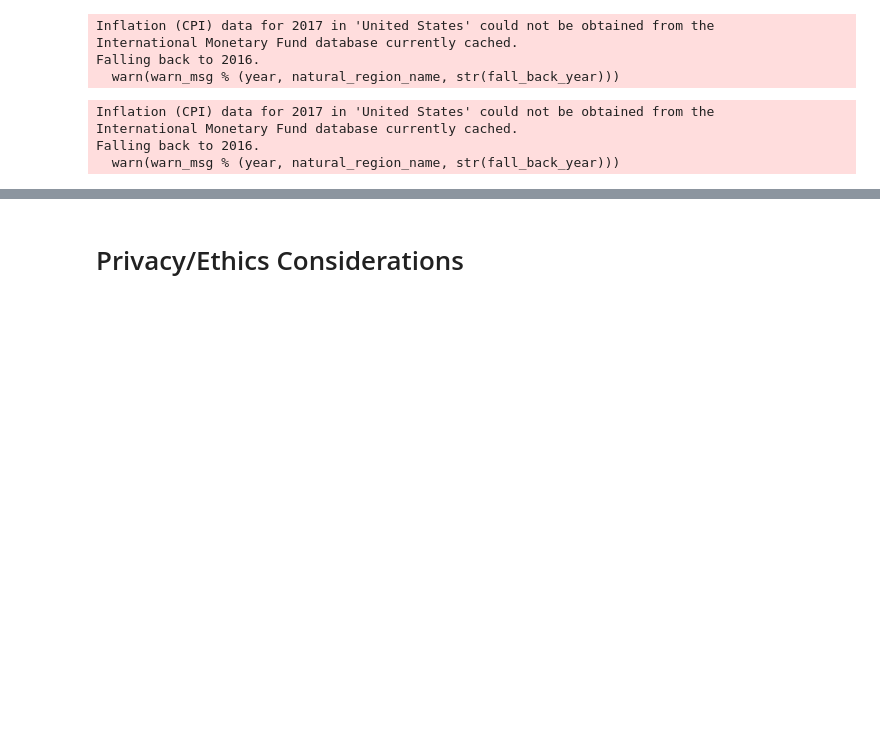
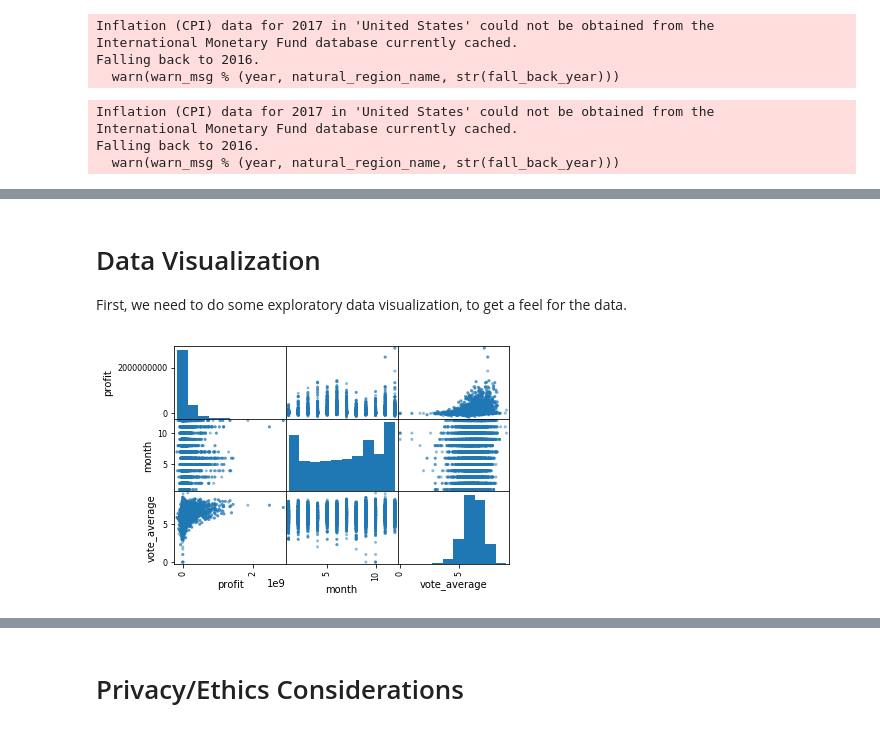
Before and after one commit to k-chau/What-Makes-a-Movie-Profit-, a Jupyter notebook: project/FinalProject.ipynb, the cells around one changed output, grey strips where cells are left out. Saved outputs shown, nothing was run; the diff lists cells and outputs as text; code cells hidden in the pictures; blank space fills up the shorter version.

Commit message:
Add files via upload
up to graph

```diff
--- a/project/FinalProject.ipynb
+++ b/project/FinalProject.ipynb
@@ -131,7 +130,7 @@ Falling back to 2016.
 adjusted_revenue = []
 for index, row in df.iterrows():
     adjusted_revenue.append(ep.normalize(amount=row['revenue'], region="US", from_year=row['year'], to_year='latest',base_currency="USD", pretty_print=False))
-df['adjusted_revenue'] = adjusted_budget
+df['adjusted_revenue'] = adjusted_revenue
 # %% [output]
 Inflation (CPI) data for 2017 in 'United States' could not be obtained from the
 International Monetary Fund database currently cached.
@@ -160,0 +139,27 @@ df
+# %%
+#add column return_rate and profit
+df['return_rate'] = df['adjusted_revenue']/df['adjusted_budget']
+df['profit'] = df['adjusted_revenue']- df['adjusted_budget']
+
+#df['return_rate'].value_counts()
+#extrem = df['return_rate']>40
+#df[extrem]
+# %%
+# use the method below to extract the main genres.
+def extract_main_genre(genres):
+    s = genres
+    #find the first : after id
+    start = s.find(':') + 1
+    s = s[start:]
+    start = s.find(':') + 3
+    end = s.find('}') - 1
+    return s[start:end]
+df['main_genres'] = df["genres"].apply(extract_main_genre)
+# %% [markdown]
+# Data Visualization
+First, we need to do some exploratory data visualization, to get a feel for the data.
+# %%
+# Plot the data, using scatter_matrix, from Pandas. Assign it to a variable called 'fig'.
+fig = pd.plotting.scatter_matrix(df[['profit','month','vote_average']])
+# %% [output]
+[figure, added]
```
Also changed, not shown: parts of 30 cells of this notebook.
